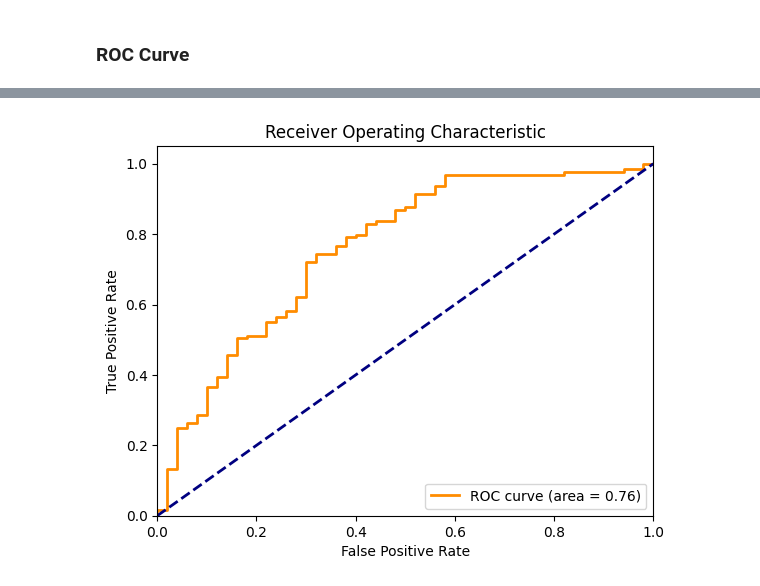
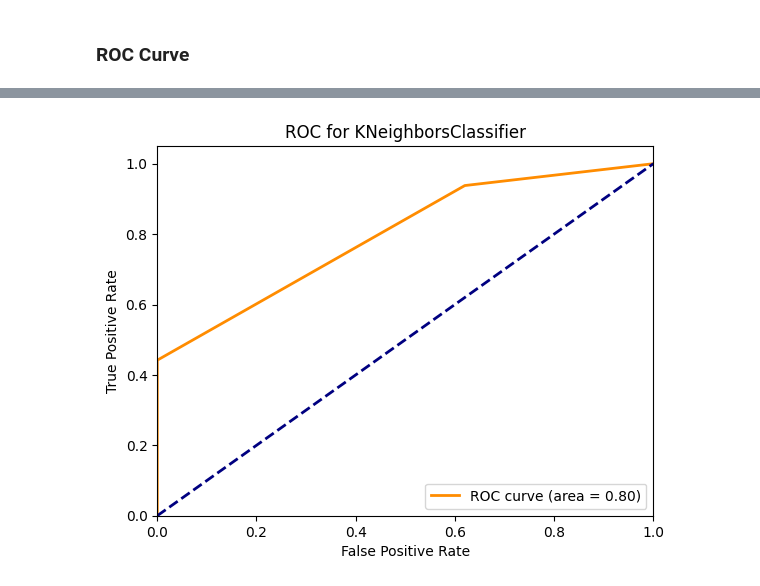
Before and after one commit to sayancyan/AI-ML-DataCore, a Jupyter notebook: Problem-Statements/loan_eligibility.ipynb, the cells around one changed output, grey strips where cells are left out. Saved outputs shown, nothing was run; the diff lists cells and outputs as text; code cells hidden in the pictures.

```diff
--- a/Problem-Statements/loan_eligibility.ipynb
+++ b/Problem-Statements/loan_eligibility.ipynb
@@ -240,3 +231,7 @@ Accuracy score of LogisticRegression = 81.14558472553699
+# %%
+# Training models on the training set using [ clf.fit(X_train, Y_train) ]
+for clf_train in (knn,rfc,lc,svc):
+    clf_train.fit(X_train, Y_train)
 # %% [markdown]
 ## Confusion Matrix
 
@@ -264,12 +337,2 @@ plt.show()
 # %% [markdown]
 ### F1 Score
-# %%
-# Fitting the model
-lc.fit(X_train, Y_train)
-lc.fit(X_test, Y_test)
-
-f1_train = 100*metrics.f1_score(Y_train, Y_pred_train)
-f1_test = 100*metrics.f1_score(Y_test, Y_pred_test)
-
-print("F1 Score(Training):", f1_train)
-print("F1 Score(Testing):", f1_test)
@@ -294,22 +377,61 @@ Accuracy score of LogisticRegression (Testing)= 81.14558472553699
 # %%
-from sklearn.metrics import roc_curve, auc
+# from sklearn.metrics import roc_curve, auc
+# from sklearn import metrics
 
-# Probability of positive class
-y_pred_proba = lc.predict_proba(X_train)[:, 1]
+print("[Training]")
+models = [knn,rfc,lc,svc]
 
-# Compute ROC curve and ROC area for each class
-fpr, tpr, thresholds = roc_curve(Y_train, y_pred_proba)
-roc_auc = auc(fpr, tpr)
+for model in models:
 
-# Plotting the ROC curve
-plt.figure()
-plt.plot(fpr, tpr, color='darkorange', lw=2, label='ROC curve (area = %0.2f)' % roc_auc)
-plt.plot([0, 1], [0, 1], color='navy', lw=2, linestyle='--')
-plt.xlim([0.0, 1.0])
-plt.ylim([0.0, 1.05])
-plt.xlabel('False Positive Rate')
-plt.ylabel('True Positive Rate')
-plt.title('Receiver Operating Characteristic')
-plt.legend(loc="lower right")
-plt.show()
+  # Get predictions
+  Y_pred_train = model.predict(X_train)
+
+  # Probability of positive class
+  Y_prob_train = model.predict_proba(X_train)[:, 1]
+
+  # Compute ROC curve and ROC area for each class
+  fpr, tpr, thresholds = roc_curve(Y_train, Y_prob_train)
+  roc_auc_train = auc(fpr, tpr)
+
+  # Plotting the ROC curve
+  plt.figure()
+  plt.plot(fpr, tpr, color='darkorange', lw=2, label='ROC curve (area = %0.2f)' % roc_auc_train)
+  plt.plot([0, 1], [0, 1], color='navy', lw=2, linestyle='--')
+  plt.xlim([0.0, 1.0])
+  plt.ylim([0.0, 1.05])
+  plt.xlabel('False Positive Rate')
+  plt.ylabel('True Positive Rate')
+  plt.title('ROC for ' + model.__class__.__name__)
+  plt.legend(loc="lower right")
+  plt.show()
+
+print("--------------------------------------------------------------------------------------------------------------------")
+
+
+print("[Testing]")
+models = [knn,rfc,lc,svc]
+
+for model in models:
+
+  # Get predictions
+  Y_pred_test = model.predict(X_test)
+
+  # Probability of positive class
+  Y_prob_test = model.predict_proba(X_test)[:, 1]
+
+  # Compute ROC curve and ROC area for each class
+  fpr, tpr, thresholds = roc_curve(Y_test, Y_prob_test)
+  roc_auc_test = auc(fpr, tpr)
+
+  # Plotting the ROC curve
+  plt.figure()
+  plt.plot(fpr, tpr, color='darkorange', lw=2, label='ROC curve (area = %0.2f)' % roc_auc_test)
+  plt.plot([0, 1], [0, 1], color='navy', lw=2, linestyle='--')
+  plt.xlim([0.0, 1.0])
+  plt.ylim([0.0, 1.05])
+  plt.xlabel('False Positive Rate')
+  plt.ylabel('True Positive Rate')
+  plt.title('ROC for ' + model.__class__.__name__)
+  plt.legend(loc="lower right")
+  plt.show()
 # %% [output]
@@ -316 +439 @@ plt.show()
-[figure, old version]
+[figure, new version]
```
Also changed, not shown: parts of 20 cells of this notebook.
